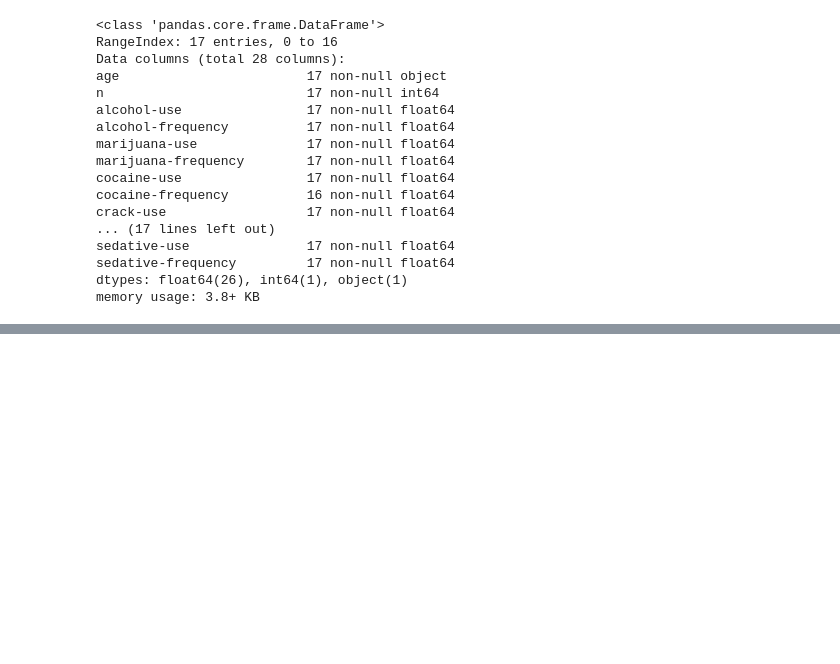
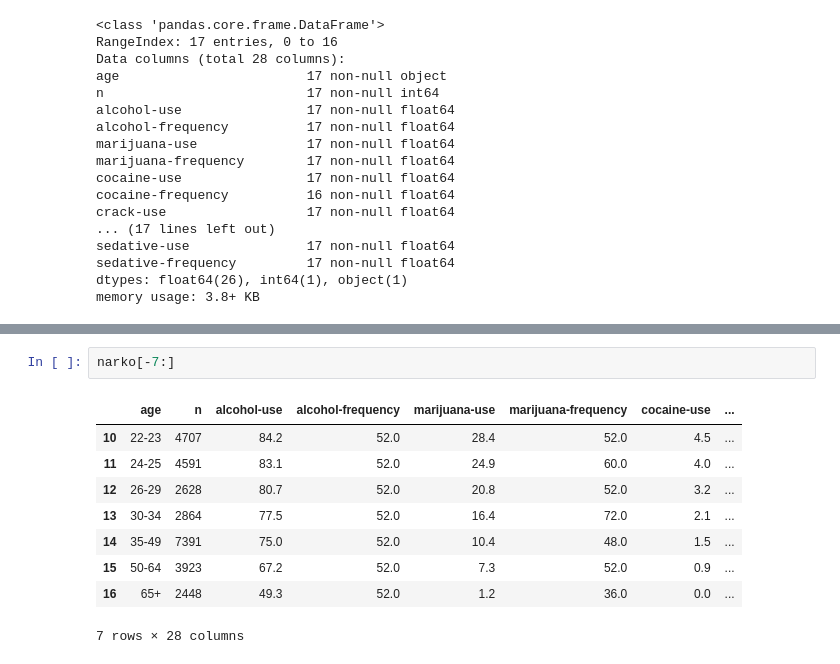
Before and after one commit to RaraAvisPZJT/tipn_zad, a Jupyter notebook: drugs/pandas.ipynb, the cells around one changed output, grey strips where cells are left out. Drawn from its saved outputs; the diff is of its cells as text; blank space fills up the shorter version.

```diff
--- a/drugs/pandas.ipynb
+++ b/drugs/pandas.ipynb
@@ -67,0 +207,12 @@ memory usage: 3.8+ KB
+# %%
+narko[-7:]
+# %% [output]
+|  | age | n | alcohol-use | alcohol-frequency | marijuana-use | marijuana-frequency | cocaine-use | ... |
+| 10 | 22-23 | 4707 | 84.2 | 52.0 | 28.4 | 52.0 | 4.5 | ... |
+| 11 | 24-25 | 4591 | 83.1 | 52.0 | 24.9 | 60.0 | 4.0 | ... |
+| 12 | 26-29 | 2628 | 80.7 | 52.0 | 20.8 | 52.0 | 3.2 | ... |
+| 13 | 30-34 | 2864 | 77.5 | 52.0 | 16.4 | 72.0 | 2.1 | ... |
+| 14 | 35-49 | 7391 | 75.0 | 52.0 | 10.4 | 48.0 | 1.5 | ... |
+| 15 | 50-64 | 3923 | 67.2 | 52.0 | 7.3 | 52.0 | 0.9 | ... |
+| 16 | 65+ | 2448 | 49.3 | 52.0 | 1.2 | 36.0 | 0.0 | ... |
+7 rows × 28 columns
```
Also changed, not shown: parts of 28 cells of this notebook.
